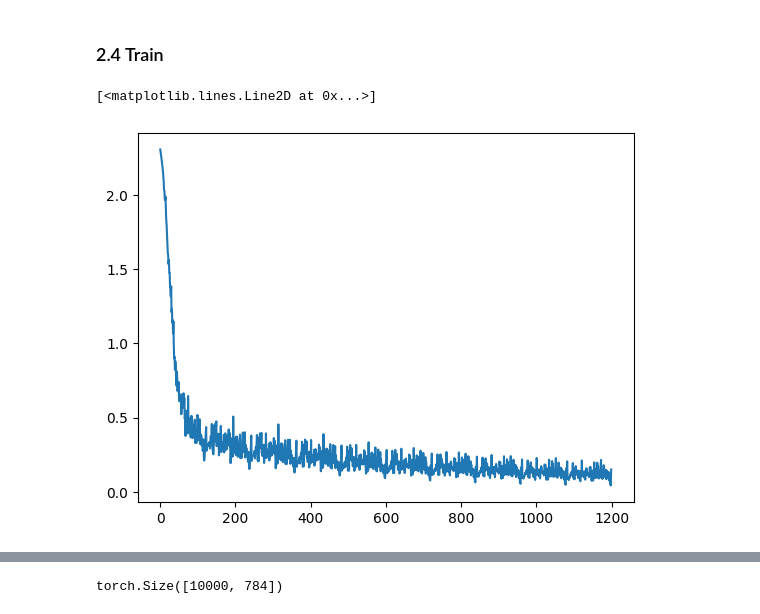
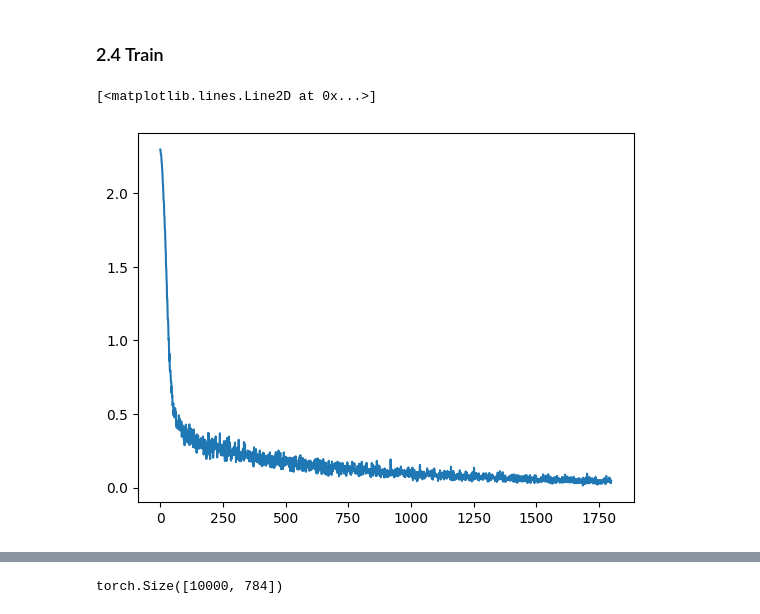
Before and after one commit to jdasam/mas1004, a Jupyter notebook: live_coding/4_MNIST_classification.ipynb, the cells around one changed output, grey strips where cells are left out. Cells and saved outputs as stored; diff of their text form; code cells hidden in the pictures.

```diff
--- a/live_coding/4_MNIST_classification.ipynb
+++ b/live_coding/4_MNIST_classification.ipynb
@@ -378,24 +388,3 @@ lbl_batch.shape
 torch.Size([500])
 # %% [markdown]
 ### 2.4 Train
-# %%
-DEV = 'cuda' # all uppercase variable name means this variable is global variable
-
-model = Classifier(input_dim = 784,hidden_dim=64)
-optimizer = torch.optim.Adam(model.parameters(), lr=0.001)
-num_batch = len(train_data) // batch_size
-loss_record = []
-num_epoch = 10
-for epoch in range(num_epoch):
-  for batch_idx in range(num_batch):
-    img_batch = imgs[batch_idx*batch_size:(batch_idx+1)*batch_size]
-    img_batch = img_batch.reshape(len(img_batch), -1)
-    lbl_batch = labels[batch_idx*batch_size:(batch_idx+1)*batch_size]
-    loss = train_one_step(model, optimizer, get_nll_with_softmax, img_batch, lbl_batch)
-    # print(loss)
-    loss_record.append(loss)
-
-plt.plot(loss_record)
-# %% [output]
-[<matplotlib.lines.Line2D at 0x...>]
-[figure, removed]
@@ -401,0 +457,25 @@ plt.plot(loss_record)
+# %%
+
+model = Classifier(input_dim = 784,hidden_dim=64)
+optimizer = torch.optim.Adam(model.parameters(), lr=0.001)
+loss_record = []
+num_epoch = 10
+
+batch_size = 500
+
+# Let's use GPU
+model = model.to(DEV)
+
+loss_record, valid_loss_record, val_accuracies = train_for_given_epoch(model,
+                                                                      optimizer,
+                                                                      imgs,
+                                                                      labels,
+                                                                      get_nll_with_softmax,
+                                                                      num_epoch=30,
+                                                                      batch_size=500,
+                                                                      shuffle=True,
+                                                                       validation_ratio=0.5)
+plt.plot(loss_record)
+# %% [output]
+[<matplotlib.lines.Line2D at 0x...>]
+[figure, added]
```
Also changed, not shown: parts of 20 cells of this notebook.
